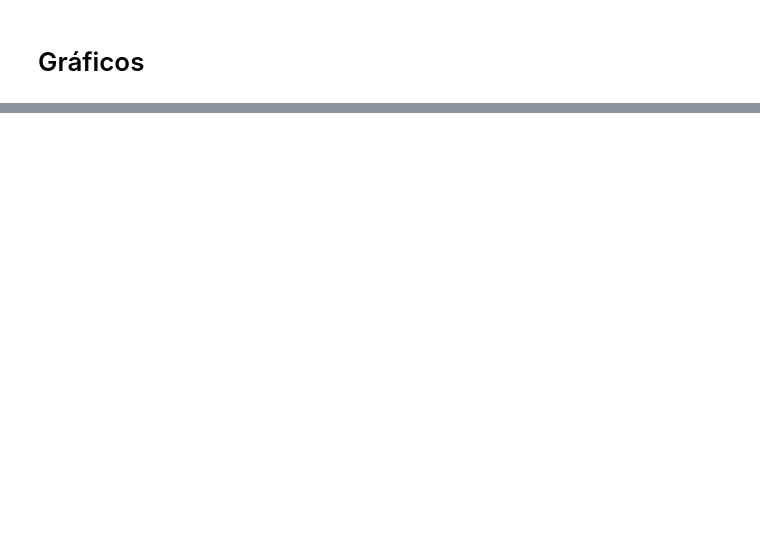
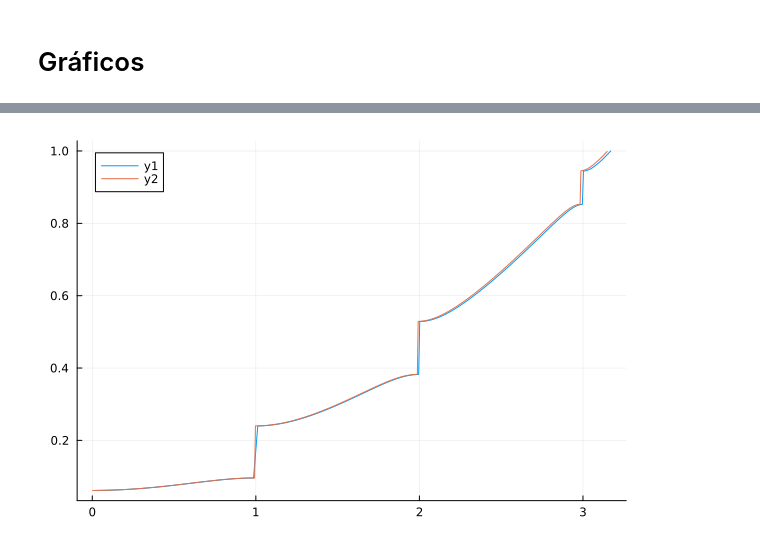
Before and after one commit to teresa-p-l/GNOMOS, a Jupyter notebook: JRcodes73/Bandas_anal/Bandas_analiticas.ipynb, the cells around one changed output, grey strips where cells are left out. Cells and saved outputs as stored; diff of their text form; code cells hidden in the pictures; blank space fills up the shorter version.

```diff
--- a/JRcodes73/Bandas_anal/Bandas_analiticas.ipynb
+++ b/JRcodes73/Bandas_anal/Bandas_analiticas.ipynb
@@ -75,0 +90,17 @@ display(p2)
+# %%
+#################################
+# ESTO NO FUNCIONA BIEN TODAVIA #
+#################################
+function leer_archivo_csv(carpeta, archivo; usuario = "JRcodes73")
+    ruta = joinpath(@__DIR__, "..", carpeta, archivo)
+    ruta = normpath(ruta)
+    # l_ruta = length(archivo)
+    # posible_usuario = archivo[l_ruta-length(usuario):l_ruta-1]
+    # if posible_usuario == usuario
+    #     exit
+    # end
+    println(ruta)
+    data = CSV.read(ruta, DataFrame, header = 4)
+    return data
+end
+prueba = leer_archivo_csv("Pruebas", "200_pozos_04.txt")
@@ -75,0 +129,2 @@ display(p2)
+# %%
+ocurrencia_to_k = (prueba.Occurrence .- 0.5) ./ 200
@@ -75,0 +149,4 @@ display(p2)
+# %%
+plot!(p2, ocurrencia_to_k, prueba[:,2])
+# %% [output]
+[figure, added]
```
Also changed, not shown: parts of 7 cells of this notebook, 2 other files.
